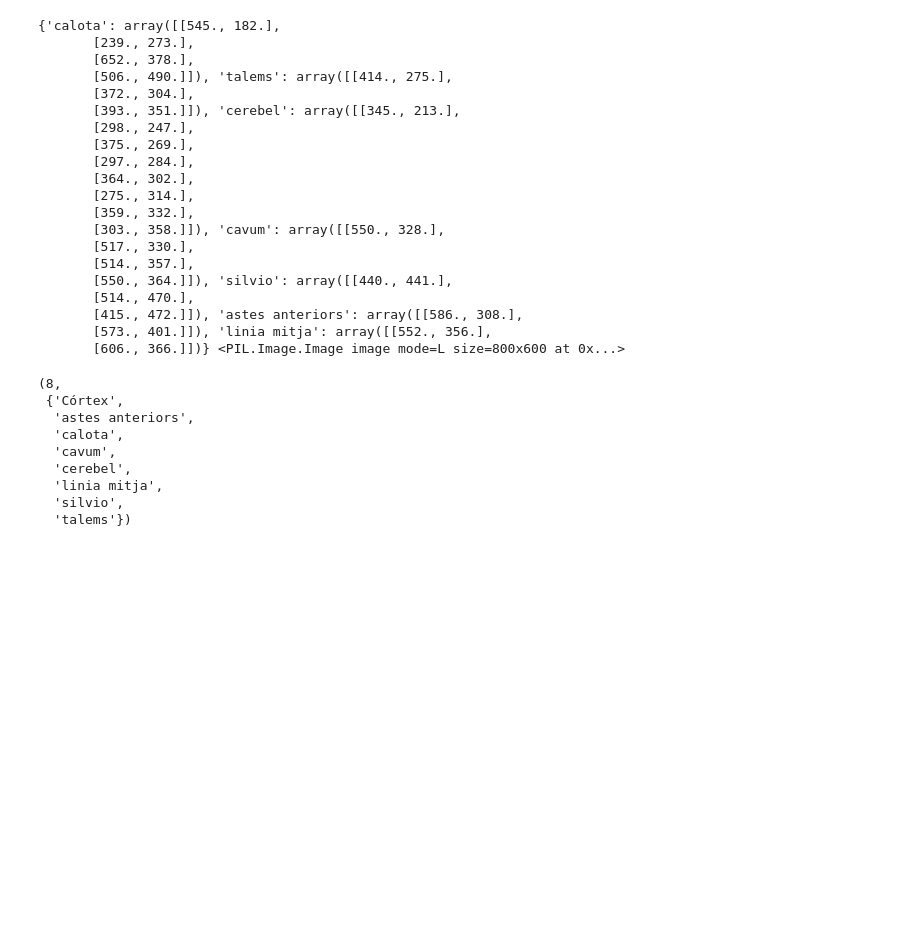
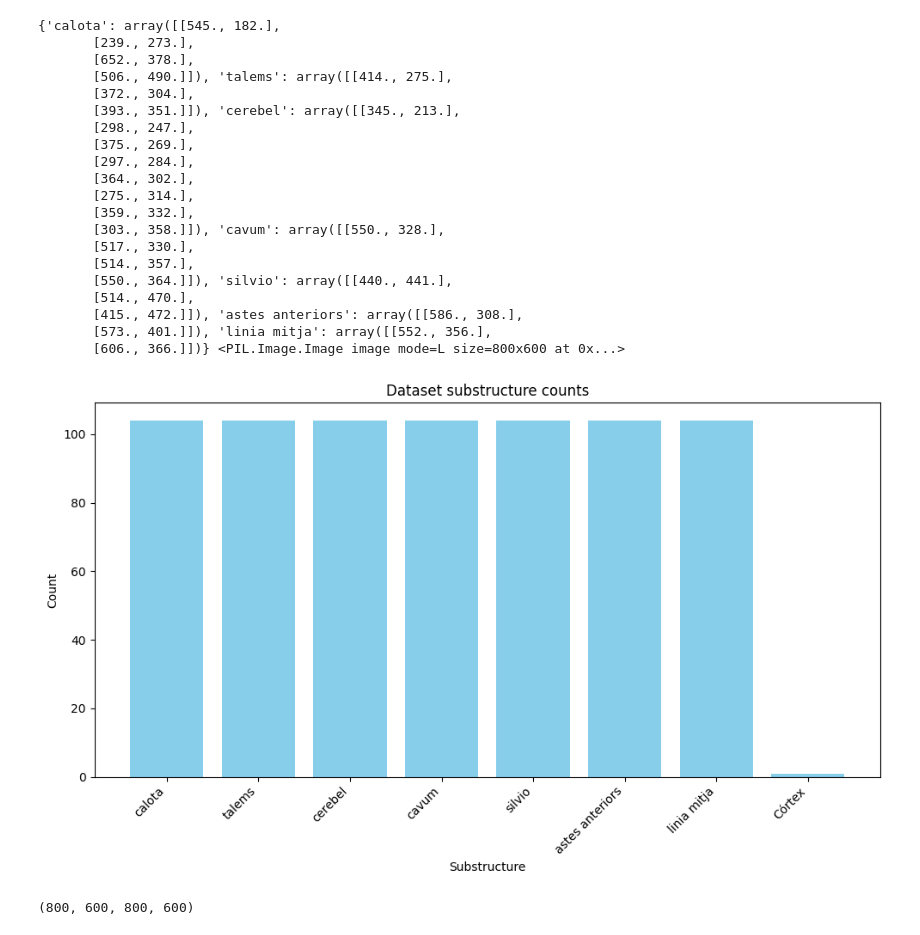
Before and after one commit to andrewhinh/mhf, a Jupyter notebook: src/eda.ipynb, the cells around one changed output. Cells and saved outputs as stored; diff of their text form; code cells hidden in the pictures; blank space fills up the shorter version.

```diff
--- a/src/eda.ipynb
+++ b/src/eda.ipynb
@@ -221,16 +228,30 @@ print(names_to_points[0], images[0])
        [415., 472.]]), 'astes anteriors': array([[586., 308.],
        [573., 401.]]), 'linia mitja': array([[552., 356.],
        [606., 366.]])} <PIL.Image.Image image mode=L size=800x600 at 0x...>
-# %%
-unique_names = set().union(*(ntp.keys() for ntp in names_to_points))
-len(unique_names), unique_names
-# %% [output]
-(8,
- {'Córtex',
-  'astes anteriors',
-  'calota',
-  'cavum',
-  'cerebel',
-  'linia mitja',
-  'silvio',
-  'talems'})
+# %%
+# get cts of each substructure
+sub_cts = {}
+for sample in names_to_points:
+    for name in sample.keys():
+        sub_cts[name] = sub_cts.get(name, 0) + 1
+sub_names = list(sub_cts.keys())
+
+plt.figure(figsize=(10, 6))
+plt.bar(sub_names, list(sub_cts.values()), color="skyblue")
+plt.xlabel("Substructure")
+plt.ylabel("Count")
+plt.title("Dataset substructure counts")
+plt.xticks(rotation=45, ha="right")
+plt.tight_layout()
+plt.show()
+# %% [output]
+[figure, added]
+# %%
+# dimensions of images
+min_w = min(img.width for img in images)
+min_h = min(img.height for img in images)
+max_w = max(img.width for img in images)
+max_h = max(img.height for img in images)
+min_w, min_h, max_w, max_h
+# %% [output]
+(800, 600, 800, 600)
```
Also changed, not shown: parts of 12 cells of this notebook, 4 other files.
